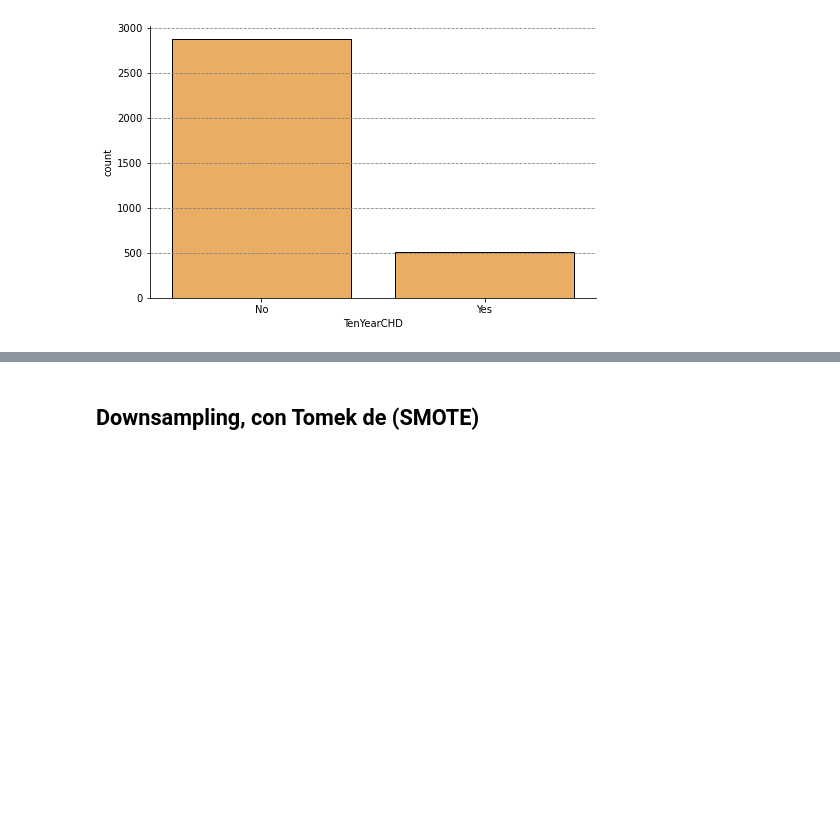
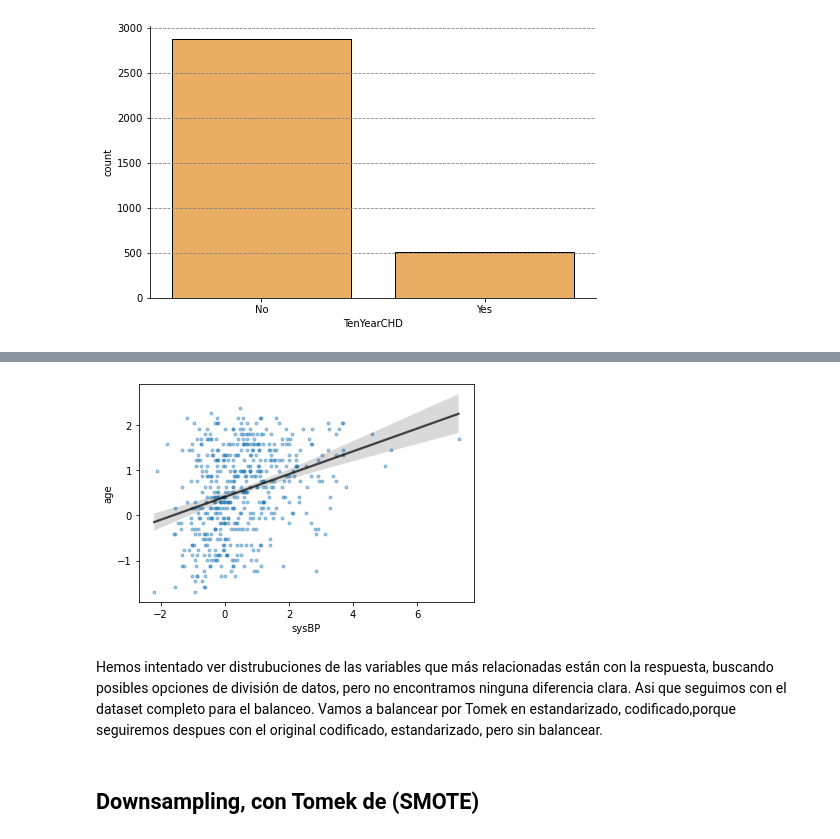
Before and after one commit to Adalab/DA-modulo-3-sprint-1-ana-anak, a Jupyter notebook: regresion-logistica/02-RLOG_Preprocesado.ipynb, the cells around one changed output, grey strips where cells are left out. Saved outputs shown, nothing was run; the diff lists cells and outputs as text; code cells hidden in the pictures; blank space fills up the shorter version.

```diff
--- a/regresion-logistica/02-RLOG_Preprocesado.ipynb
+++ b/regresion-logistica/02-RLOG_Preprocesado.ipynb
@@ -241,3 +258,14 @@ plt.show()
+# %%
+sns.regplot(
+        y = df_positivo['age'],
+        x = df_positivo["sysBP"],
+        marker = ".",
+        scatter_kws = {"alpha": 0.4},
+        line_kws = {"color": "black", "alpha": 0.7 });
+# %% [output]
+[figure, added]
+# %% [markdown]
+Hemos intentado ver distrubuciones de las variables que más relacionadas están con la respuesta, buscando posibles opciones de división de datos, pero no encontramos ninguna diferencia clara. Asi que seguimos con el dataset completo para el balanceo. Vamos a balancear por Tomek en estandarizado, codificado,porque seguiremos despues con el original codificado, estandarizado, pero sin balancear.
 # %% [markdown]
 ## Downsampling, con Tomek de (SMOTE)
 # %%
```
Also changed, not shown: parts of 11 cells of this notebook, 5 other files.
